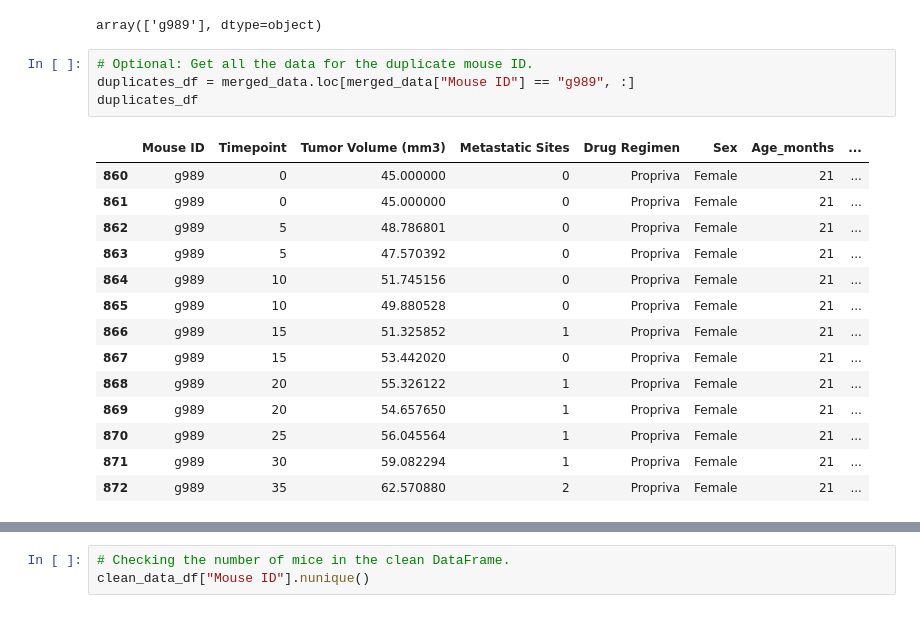
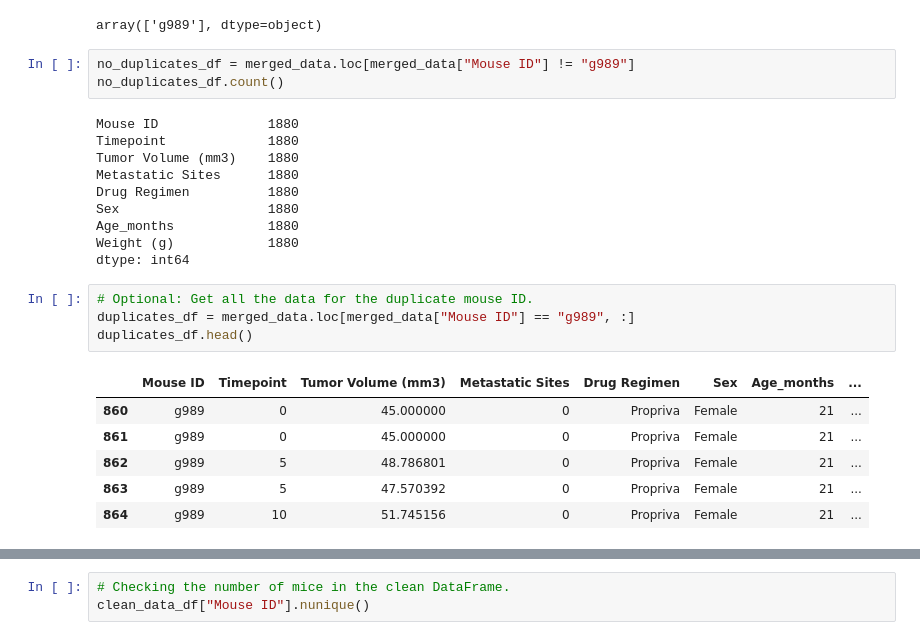
Before and after one commit to flindwall/pymaceuticals-challenge, a Jupyter notebook: Pymaceuticals-challenge/pymaceuticals_starter.ipynb, the cells around one changed output, grey strips where cells are left out. Saved outputs shown, nothing was run; the diff lists cells and outputs as text.

```diff
--- a/Pymaceuticals-challenge/pymaceuticals_starter.ipynb
+++ b/Pymaceuticals-challenge/pymaceuticals_starter.ipynb
@@ -43,24 +43,29 @@ duplicates = merged_data.loc[merged_data.duplicated(subset = ["Mouse ID", "Timep
 duplicates
 # %% [output]
 array(['g989'], dtype=object)
+# %%
+no_duplicates_df = merged_data.loc[merged_data["Mouse ID"] != "g989"]
+no_duplicates_df.count()
+# %% [output]
+Mouse ID              1880
+Timepoint             1880
+Tumor Volume (mm3)    1880
+Metastatic Sites      1880
+Drug Regimen          1880
+Sex                   1880
+Age_months            1880
+Weight (g)            1880
+dtype: int64
 # %%
 # Optional: Get all the data for the duplicate mouse ID.
 duplicates_df = merged_data.loc[merged_data["Mouse ID"] == "g989", :]
-duplicates_df
+duplicates_df.head()
 # %% [output]
 |  | Mouse ID | Timepoint | Tumor Volume (mm3) | Metastatic Sites | Drug Regimen | Sex | Age_months | ... |
 | 860 | g989 | 0 | 45.000000 | 0 | Propriva | Female | 21 | ... |
 | 861 | g989 | 0 | 45.000000 | 0 | Propriva | Female | 21 | ... |
 | 862 | g989 | 5 | 48.786801 | 0 | Propriva | Female | 21 | ... |
 | 863 | g989 | 5 | 47.570392 | 0 | Propriva | Female | 21 | ... |
 | 864 | g989 | 10 | 51.745156 | 0 | Propriva | Female | 21 | ... |
-| 865 | g989 | 10 | 49.880528 | 0 | Propriva | Female | 21 | ... |
-| 866 | g989 | 15 | 51.325852 | 1 | Propriva | Female | 21 | ... |
-| 867 | g989 | 15 | 53.442020 | 0 | Propriva | Female | 21 | ... |
-| 868 | g989 | 20 | 55.326122 | 1 | Propriva | Female | 21 | ... |
-| 869 | g989 | 20 | 54.657650 | 1 | Propriva | Female | 21 | ... |
-| 870 | g989 | 25 | 56.045564 | 1 | Propriva | Female | 21 | ... |
-| 871 | g989 | 30 | 59.082294 | 1 | Propriva | Female | 21 | ... |
-| 872 | g989 | 35 | 62.570880 | 2 | Propriva | Female | 21 | ... |
 # %%
 # Create a clean DataFrame by dropping the duplicate mouse by its ID.
```
Also changed, not shown: parts of 14 cells of this notebook.
